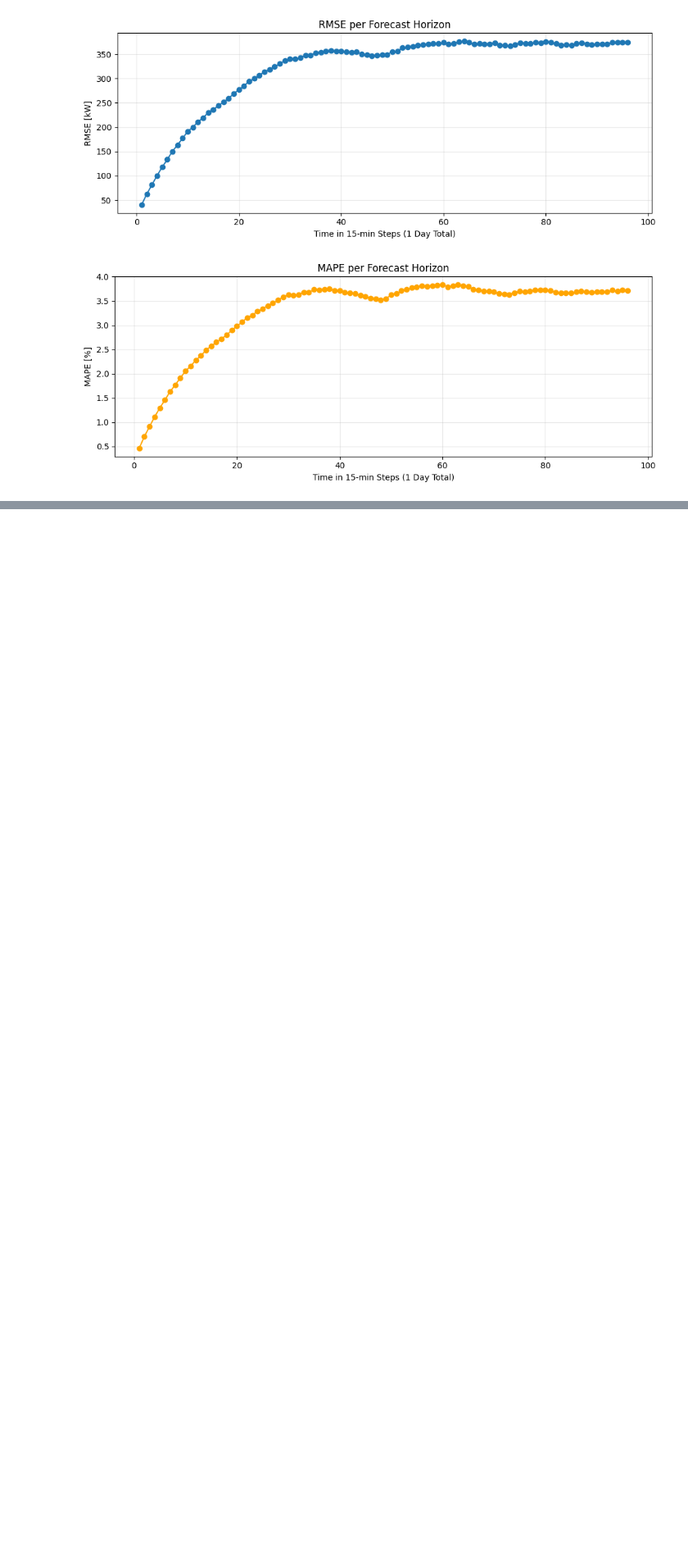
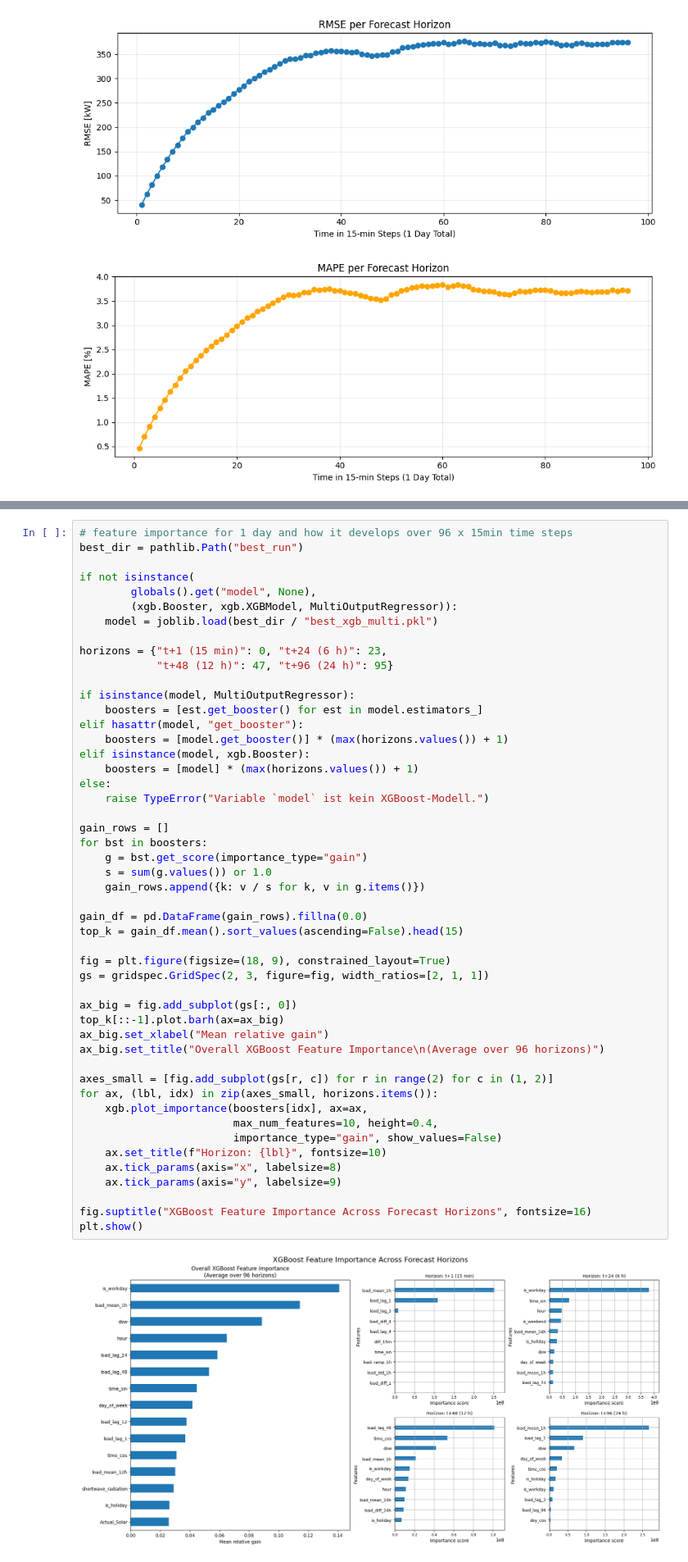
Before and after one commit to Julian3721/energy-demand-forecasting, a Jupyter notebook: multi-step-xgboost.ipynb, the cells around one changed output, grey strips where cells are left out. Shown: that part at 82% size. Drawn from its saved outputs; the diff is of its cells as text; blank space fills up the shorter version.

```diff
--- a/multi-step-xgboost.ipynb
+++ b/multi-step-xgboost.ipynb
@@ -514,2 +482,53 @@ plt.show()
+# %%
+# feature importance for 1 day and how it develops over 96 x 15min time steps
+best_dir = pathlib.Path("best_run")
+
+if not isinstance(
+        globals().get("model", None),
+        (xgb.Booster, xgb.XGBModel, MultiOutputRegressor)):
+    model = joblib.load(best_dir / "best_xgb_multi.pkl")
+
+horizons = {"t+1 (15 min)": 0, "t+24 (6 h)": 23,
+            "t+48 (12 h)": 47, "t+96 (24 h)": 95}
+
+if isinstance(model, MultiOutputRegressor):
+    boosters = [est.get_booster() for est in model.estimators_]
+elif hasattr(model, "get_booster"):
+    boosters = [model.get_booster()] * (max(horizons.values()) + 1)
+elif isinstance(model, xgb.Booster):
+    boosters = [model] * (max(horizons.values()) + 1)
+else:
+    raise TypeError("Variable `model` ist kein XGBoost-Modell.")
+
+gain_rows = []
+for bst in boosters:
+    g = bst.get_score(importance_type="gain")
+    s = sum(g.values()) or 1.0
+    gain_rows.append({k: v / s for k, v in g.items()})
+
+gain_df = pd.DataFrame(gain_rows).fillna(0.0)
+top_k = gain_df.mean().sort_values(ascending=False).head(15)
+
+fig = plt.figure(figsize=(18, 9), constrained_layout=True)
+gs = gridspec.GridSpec(2, 3, figure=fig, width_ratios=[2, 1, 1])
+
+ax_big = fig.add_subplot(gs[:, 0])
+top_k[::-1].plot.barh(ax=ax_big)
+ax_big.set_xlabel("Mean relative gain")
+ax_big.set_title("Overall XGBoost Feature Importance\n(Average over 96 horizons)")
+
+axes_small = [fig.add_subplot(gs[r, c]) for r in range(2) for c in (1, 2)]
+for ax, (lbl, idx) in zip(axes_small, horizons.items()):
+    xgb.plot_importance(boosters[idx], ax=ax,
+                        max_num_features=10, height=0.4,
+                        importance_type="gain", show_values=False)
+    ax.set_title(f"Horizon: {lbl}", fontsize=10)
+    ax.tick_params(axis="x", labelsize=8)
+    ax.tick_params(axis="y", labelsize=9)
+
+fig.suptitle("XGBoost Feature Importance Across Forecast Horizons", fontsize=16)
+plt.show()
+# %% [output]
+[figure, added]
 # %%
 pathlib.Path("best_run/overall_shap_vals.pkl").unlink()
```
Also changed, not shown: parts of 14 cells of this notebook.
